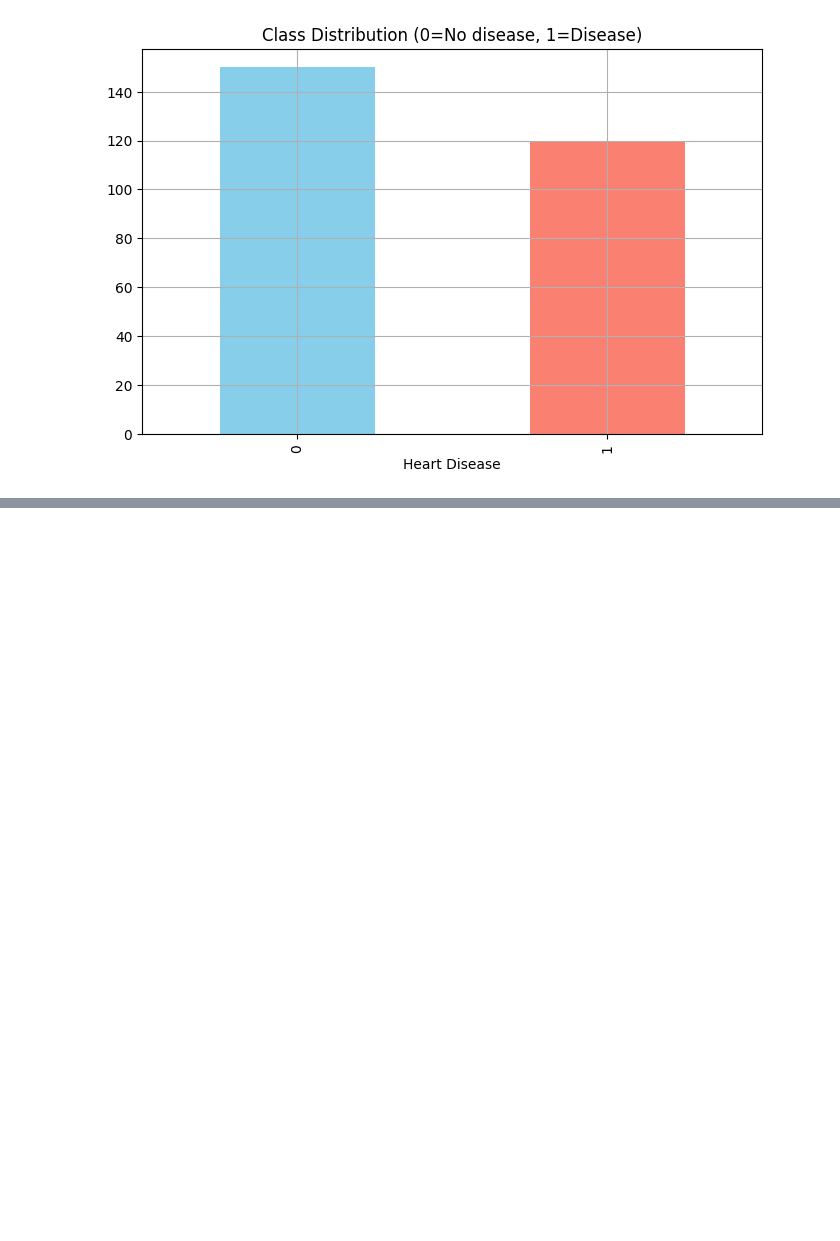
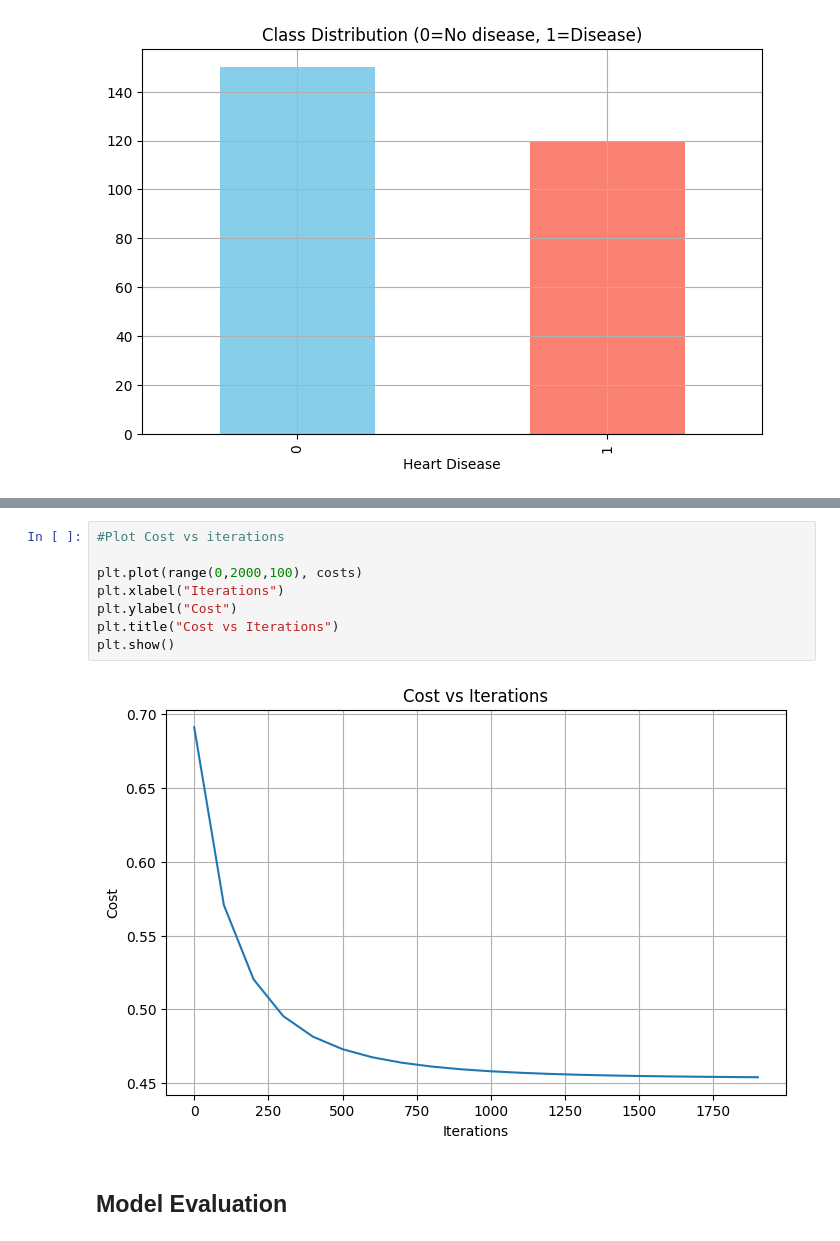
Before and after one commit to ders14028-bit/RodriguezDaniel_Heart_Disease_Risk_Prediction-Logistic_Regression_Homework, a Jupyter notebook: heart_disease_lr_analysis.ipynb, the cells around one changed output, grey strips where cells are left out. Drawn from its saved outputs; the diff is of its cells as text; blank space fills up the shorter version.

```diff
--- a/heart_disease_lr_analysis.ipynb
+++ b/heart_disease_lr_analysis.ipynb
@@ -144,0 +244,12 @@ plt.show()
+# %%
+#Plot Cost vs iterations
+
+plt.plot(range(0,2000,100), costs)
+plt.xlabel("Iterations")
+plt.ylabel("Cost")
+plt.title("Cost vs Iterations")
+plt.show()
+# %% [output]
+[figure, added]
+# %% [markdown]
+## Model Evaluation
```
Also changed, not shown: parts of 15 cells of this notebook.
